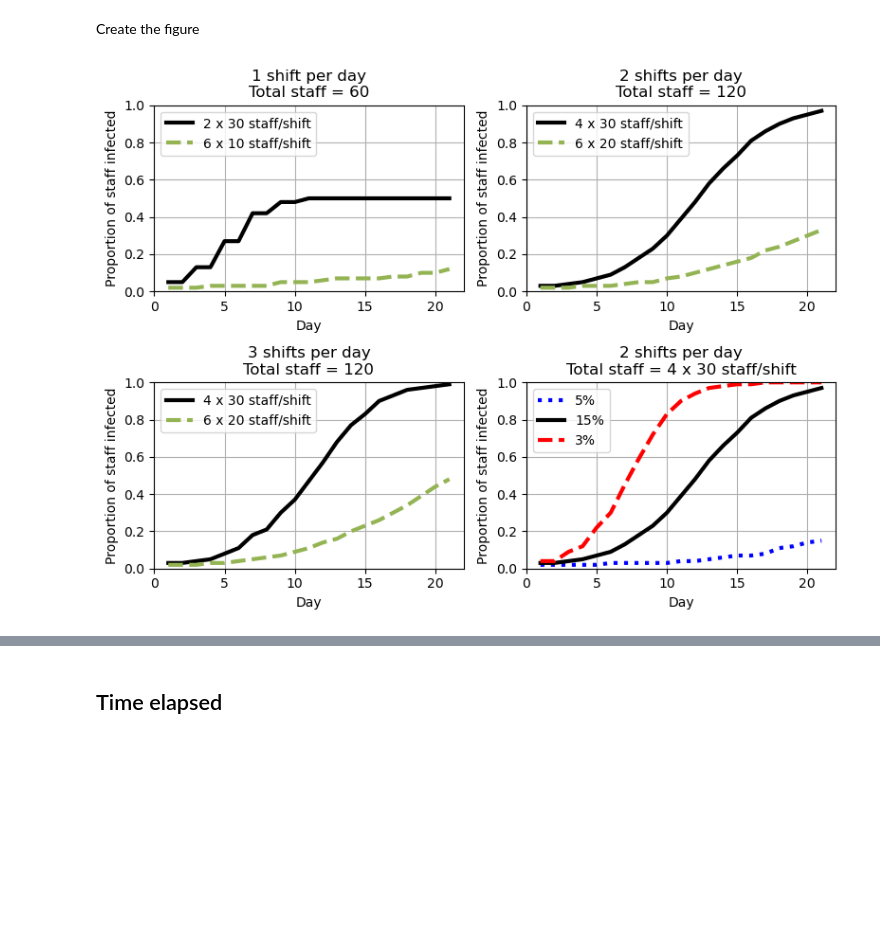
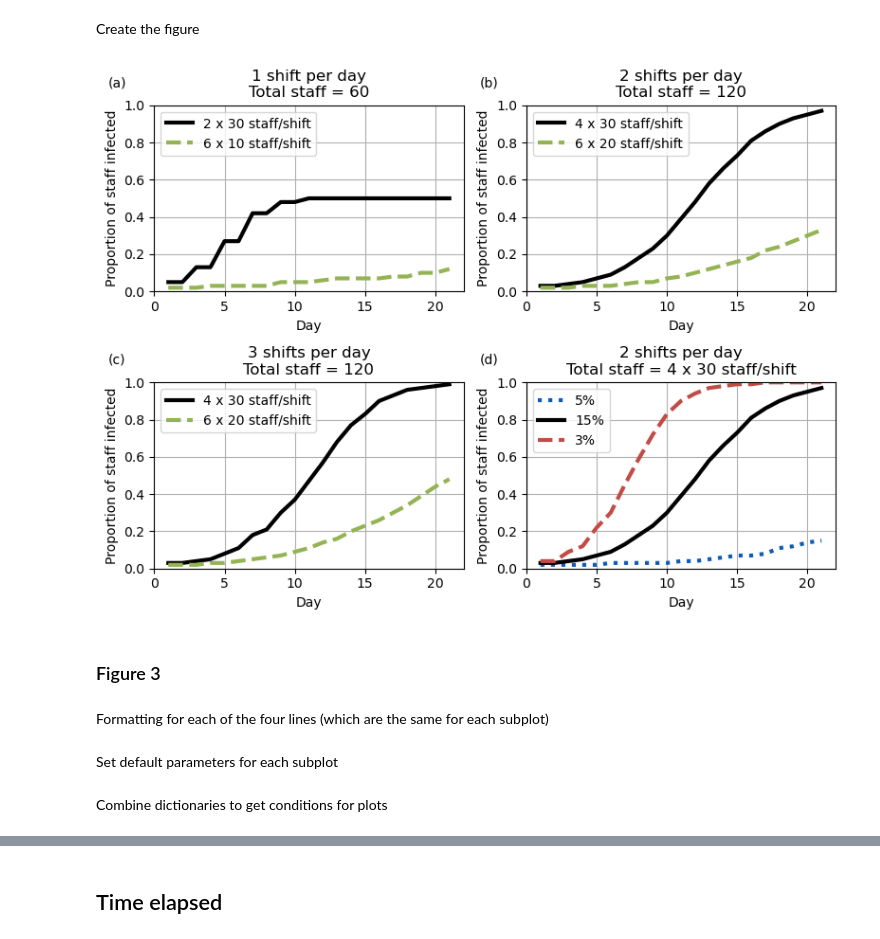
Before and after one commit to pythonhealthdatascience/stars-reproduce-lim-2020, a Jupyter notebook: reproduction/scripts/reproduction.ipynb, the cells around one changed output, grey strips where cells are left out. Drawn from its saved outputs; the diff is of its cells as text; code cells hidden in the pictures; blank space fills up the shorter version.

Commit message:
feat(reproduction): created figure 3 (and whilst did, minor incidental tweaks to fig 2 appearance)

```diff
--- a/reproduction/scripts/reproduction.ipynb
+++ b/reproduction/scripts/reproduction.ipynb
@@ -45,6 +45,7 @@ class Paths:
     tab5 = 'supp_tab5_reformat.csv'
     tab6 = 'supp_tab6_reformat.csv'
     fig2 = 'fig2.png'
+    fig3 = 'fig3.png'
 
 paths = Paths()
 # %% [markdown]
@@ -227,9 +228,10 @@ Name: diff, dtype: float64
 # %% [markdown]
 Define function to create the subplots
 # %%
-def plot_fig2(fig_dict_list, ax, title):
+def plot_fig(fig_dict_list, ax, letter, title,
+             ylabel='Proportion of staff infected', legend=True):
     '''
-    Create one of the Figure 2 subplots
+    Create one of the subplots from the article's figures.
 
     Parameters:
     -----------
@@ -238,8 +240,14 @@ def plot_fig2(fig_dict_list, ax, title):
         formatting the figure
     ax : axes object
         To create the plot on
+    letter : string
+        Letter of subplot (e.g. '(a)', '(b)')
     title : string
         Title for the subplot
+    ylabel : string
+        Title for Y axis
+    legend : boolean
+        Whether to include a figure legend for that subplot
     '''
     # Create each of the line plots
     for fig_dict in fig_dict_list:
@@ -263,7 +271,9 @@ def plot_fig2(fig_dict_list, ax, title):
     ax.set_title(title)
     ax.set_xlabel('Day')
     ax.set_xticks(np.arange(0, 21, 5))
-    ax.set_ylabel('Proportion of staff infected')
+    ax.set_ylabel(ylabel)
     ax.set_ylim(0, 1)
-    ax.legend(loc='upper left')
+    if legend == True:
+        ax.legend(loc='upper left')
+    ax.annotate(letter, xy=(-0.15, 1.1), xycoords='axes fraction')
     ax.grid()
@@ -343,7 +355,7 @@ fig2d_blue = {
     'staff_change': 1,
     'df': model_base5,
     'label': '5%',
-    'color': 'blue',
+    'color': '#0D5BB7',
     'linestyle': ':'
 }
 
@@ -365,7 +377,7 @@ fig2d_red = {
     'staff_change': 1,
     'df': model_base30,
     'label': '3%',
-    'color': 'red',
+    'color': '#C14C46',
     'linestyle': '--'
 }
 # %% [markdown]
@@ -373,24 +385,28 @@ Create the figure
 # %%
 # Set up number of subplots and figure size
 fig, ax = plt.subplots(2, 2, figsize=(8, 6))
 
 # Create the subplots
-plot_fig2([fig2a_black, fig2a_green], ax[0,0],
+plot_fig([fig2a_black, fig2a_green], ax[0,0], letter='(a)',
           title='1 shift per day\nTotal staff = 60')
-plot_fig2([fig2b_black, fig2b_green], ax[0,1],
+plot_fig([fig2b_black, fig2b_green], ax[0,1], letter='(b)',
           title='2 shifts per day\nTotal staff = 120')
-plot_fig2([fig2c_black, fig2c_green], ax[1,0],
+plot_fig([fig2c_black, fig2c_green], ax[1,0], letter='(c)',
           title='3 shifts per day\nTotal staff = 120')
-plot_fig2([fig2d_blue, fig2d_black, fig2d_red], ax[1,1],
+plot_fig([fig2d_blue, fig2d_black, fig2d_red], ax[1,1], letter='(d)',
           title='2 shifts per day\nTotal staff = 4 x 30 staff/shift')
 
 # Prevent overlap between subplots
 fig.tight_layout()
 
 # Save the figure
 plt.savefig(os.path.join(paths.outputs, paths.fig2))
 
 # Display the figure
 plt.show()
 # %% [output]
-[figure, old version]
+[figure, new version]
+# %% [markdown]
+### Figure 3
+# %% [markdown]
+Formatting for each of the four lines (which are the same for each subplot)
@@ -396,0 +444,2 @@ plt.show()
+# %% [markdown]
+Set default parameters for each subplot
@@ -396,0 +481,2 @@ plt.show()
+# %% [markdown]
+Combine dictionaries to get conditions for plots
```
Also changed, not shown: parts of 9 cells of this notebook, 2 other files.
